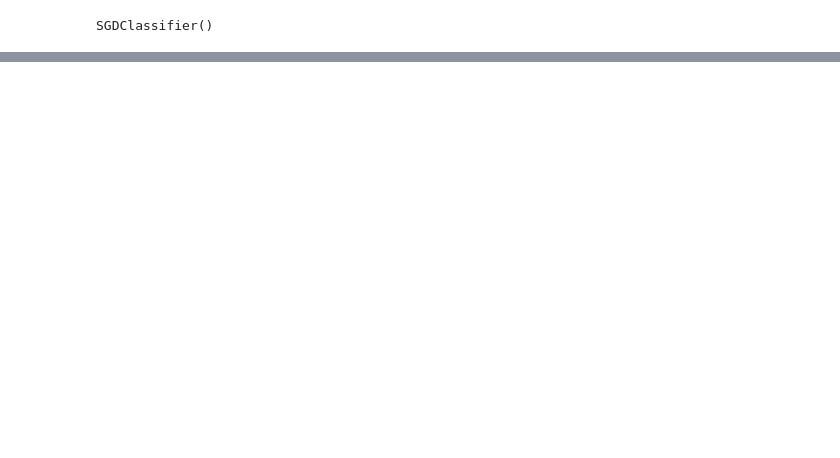
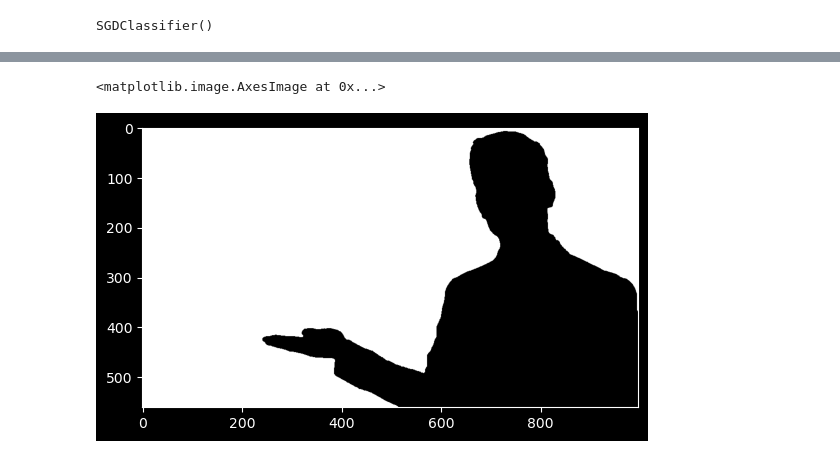
Before and after one commit to otaros/CS231, a Jupyter notebook: SGDClassifier.ipynb, the cells around one changed output, grey strips where cells are left out. Saved outputs shown, nothing was run; the diff lists cells and outputs as text; code cells hidden in the pictures; blank space fills up the shorter version.

```diff
--- a/SGDClassifier.ipynb
+++ b/SGDClassifier.ipynb
@@ -67,3 +69,8 @@ plt.imshow(img)
+# %%
+plt.imshow(clone_mask,cmap='gray')
+# %% [output]
+<matplotlib.image.AxesImage at 0x...>
+[figure, added]
 # %%
 def videoProcesing(model, bg,name='video/video.mp4') -> None:
     cap = cv.VideoCapture(name)
```
Also changed, not shown: parts of 4 cells of this notebook, 6 other files.
